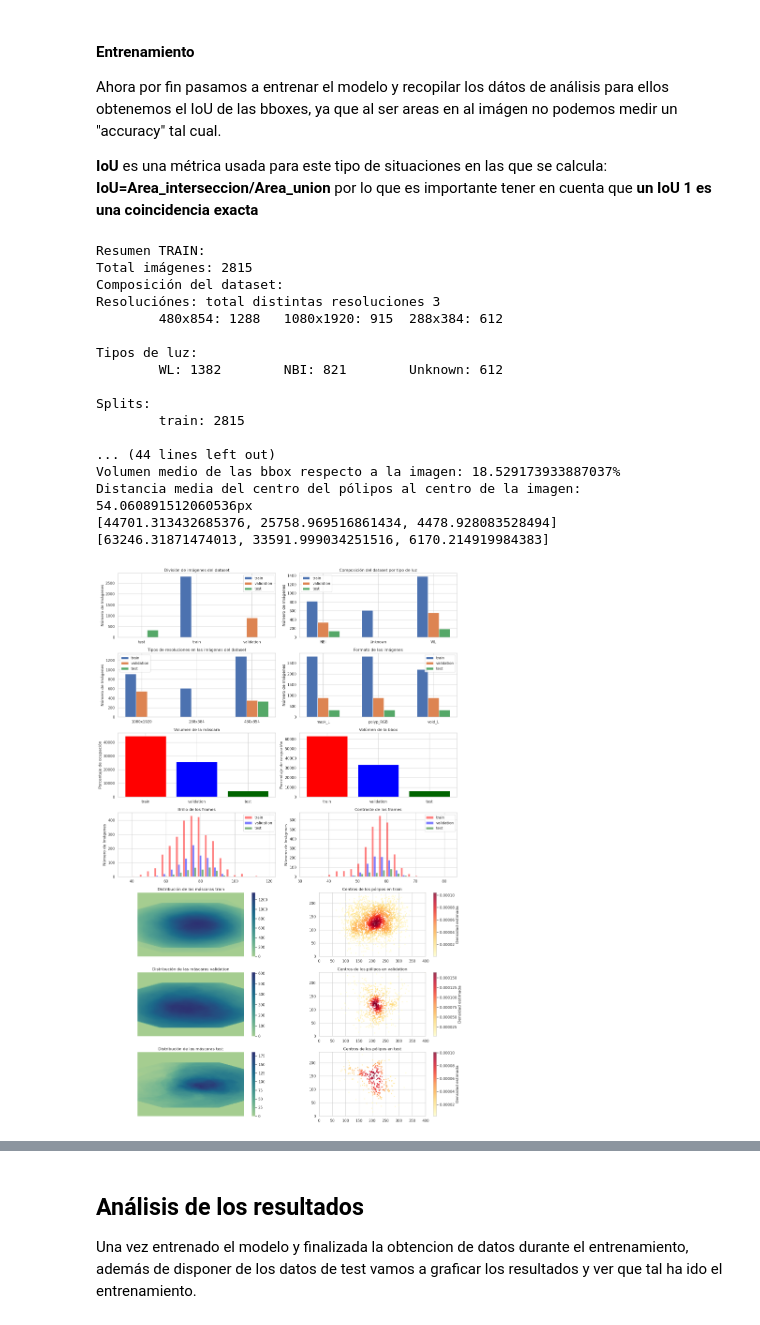
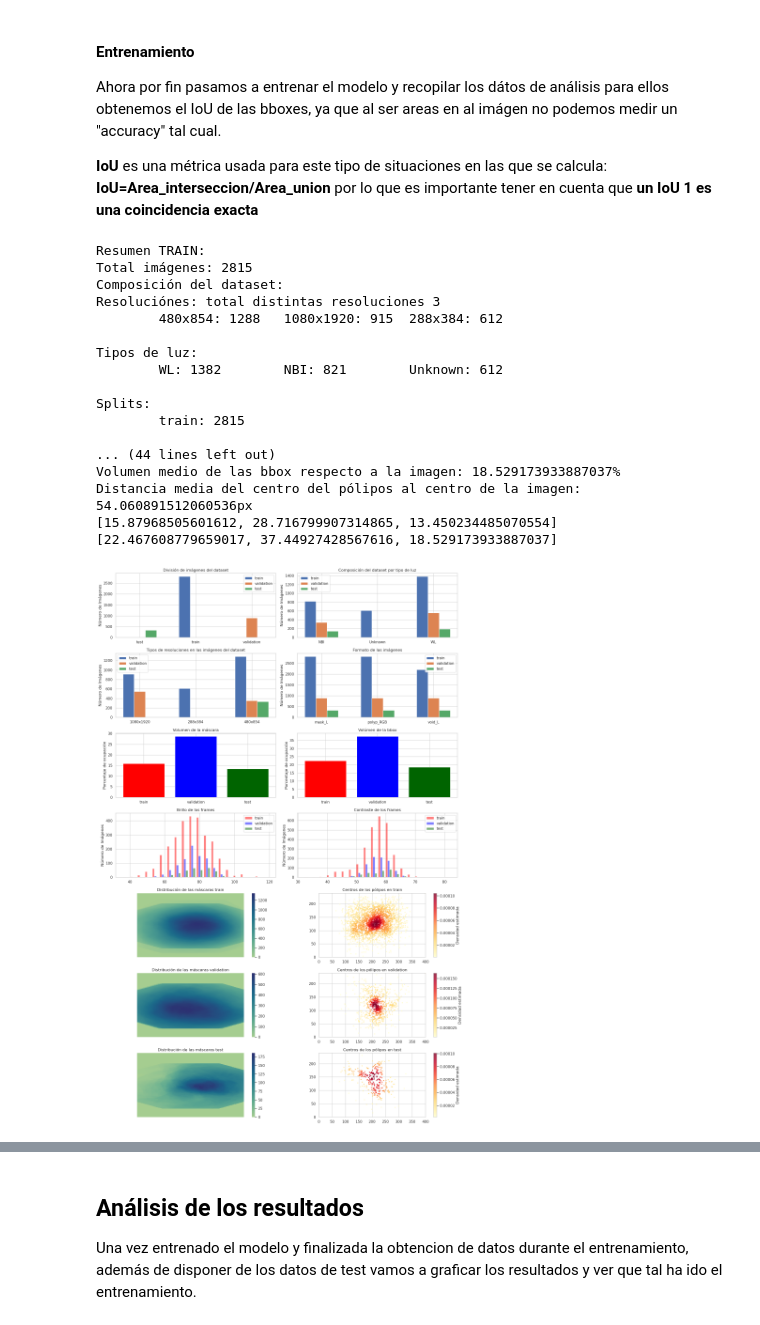
Before and after one commit to sprieton/deteccion_de_polipos_aplicando_ViT, a Jupyter notebook: src/ViT-Large/ViT-large_Piccolo+CVC.ipynb, the cells around one changed output, grey strips where cells are left out. Drawn from its saved outputs; the diff is of its cells as text; code cells hidden in the pictures.

Commit message:
Analisis post entrenamiento completado

```diff
--- a/src/ViT-Large/ViT-large_Piccolo+CVC.ipynb
+++ b/src/ViT-Large/ViT-large_Piccolo+CVC.ipynb
@@ -253,38 +252,38 @@ import json
 
 # definimos los parametros del entrenamiento 🏃‍♂
 MODEL_NAME = "ViT-Large"
-NUM_EPOCH = 50              # 🔄 Numero de epocas del entrenamiento
+NUM_EPOCH = 20              # 🔄 Numero de epocas del entrenamiento
 BATCH_SIZE = 10             # 👝 Numero de imágenes por batch
 TRAIN_RES = (384, 384)      # 📷 Resolucion entreno
 EVAL_NAME = "_post_train_eval"
 RESULTS_JSON = f"../../resultados/{DS_NAME}_{MODEL_NAME}_{NUM_EPOCH}EP_{TRAIN_RES[0]}x{TRAIN_RES[1]}{EVAL_NAME}.json"
 RESULTS_IMG = f"../../resultados/{DS_NAME}_{MODEL_NAME}_{NUM_EPOCH}EP_{TRAIN_RES[0]}x{TRAIN_RES[1]}{EVAL_NAME}.png"
 json_exists = False     # flag para comprobar si tnemos un json
 
 # Obtener los diccionarios con formato de entrenamiento y mostramos sus carcterísticas
 train_loader, val_loader, test_loader = dt_Piccolo.get_dataloaders(
                                             BATCH_SIZE,
                                             use_premade_splits=True,
                                             analize_splits=True)
 # %% [output]
 Resumen TRAIN:
 Total imágenes: 2815
 Composición del dataset:
 Resoluciónes: total distintas resoluciones 3
         480x854: 1288   1080x1920: 915  288x384: 612
 
 Tipos de luz:
         WL: 1382        NBI: 821        Unknown: 612
 
 Splits:
         train: 2815
 
 ... (44 lines left out)
 Volumen medio de las bbox respecto a la imagen: 18.529173933887037%
 Distancia media del centro del pólipos al centro de la imagen:  54.060891512060536px
-[44701.313432685376, 25758.969516861434, 4478.928083528494]
-[63246.31871474013, 33591.999034251516, 6170.214919984383]
+[15.87968505601612, 28.716799907314865, 13.450234485070554]
+[22.467608779659017, 37.44927428567616, 18.529173933887037]
-[figure, old version]
+[figure, new version]
 # %%
 # definimos el optimizador y la loss function
 def loss_fn(target, pred):
```
Also changed, not shown: parts of 5 cells of this notebook, 9 other files.
